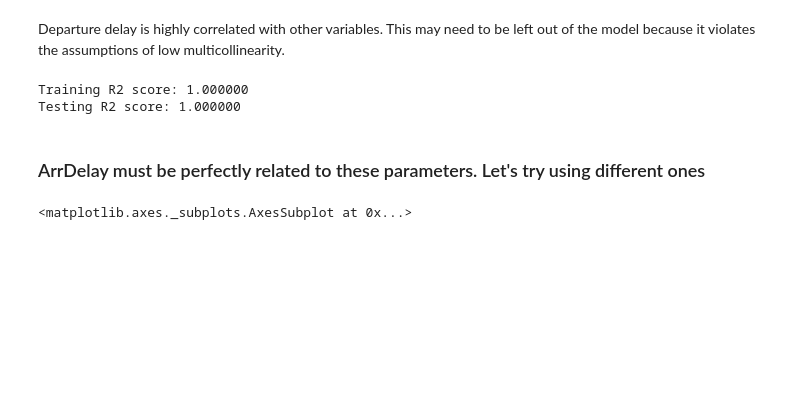
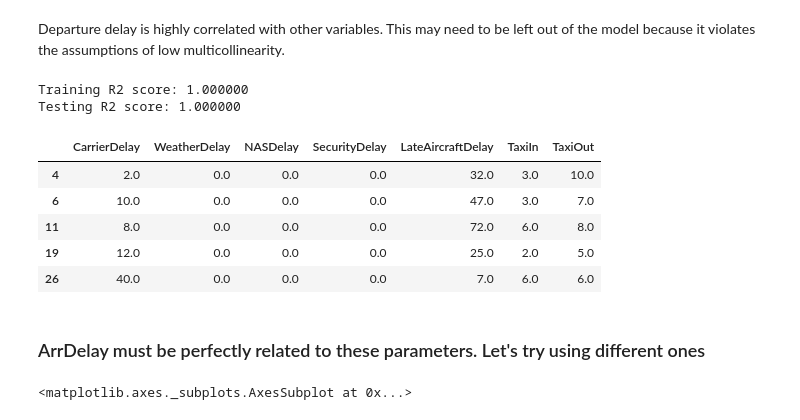
Before and after one commit to cbevis/U3_L6_Supervised_Learning_Practice, a Jupyter notebook: U3_L6_P2_Airline_Arrivals.ipynb, the cells around one changed output. Saved outputs shown, nothing was run; the diff lists cells and outputs as text; code cells hidden in the pictures; blank space fills up the shorter version.

```diff
--- a/U3_L6_P2_Airline_Arrivals.ipynb
+++ b/U3_L6_P2_Airline_Arrivals.ipynb
@@ -133,6 +139,15 @@ print('Testing R2 score: {:.6f}'.format(regr.score(X_test, y_test)))
 # %% [output]
 Training R2 score: 1.000000
 Testing R2 score: 1.000000
+# %%
+X.head()
+# %% [output]
+|  | CarrierDelay | WeatherDelay | NASDelay | SecurityDelay | LateAircraftDelay | TaxiIn | TaxiOut |
+| 4 | 2.0 | 0.0 | 0.0 | 0.0 | 32.0 | 3.0 | 10.0 |
+| 6 | 10.0 | 0.0 | 0.0 | 0.0 | 47.0 | 3.0 | 7.0 |
+| 11 | 8.0 | 0.0 | 0.0 | 0.0 | 72.0 | 6.0 | 8.0 |
+| 19 | 12.0 | 0.0 | 0.0 | 0.0 | 25.0 | 2.0 | 5.0 |
+| 26 | 40.0 | 0.0 | 0.0 | 0.0 | 7.0 | 6.0 | 6.0 |
 # %% [markdown]
 ### ArrDelay must be perfectly related to these parameters.  Let's try using different ones
 # %%
```
Also changed, not shown: parts of 14 cells of this notebook.
